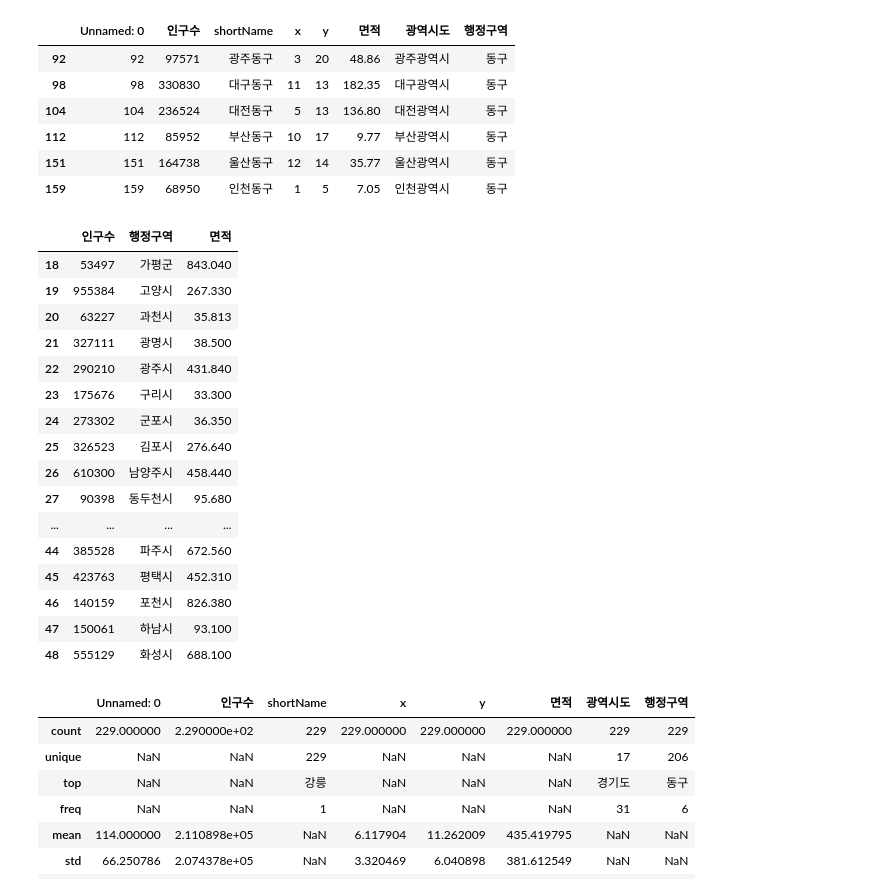
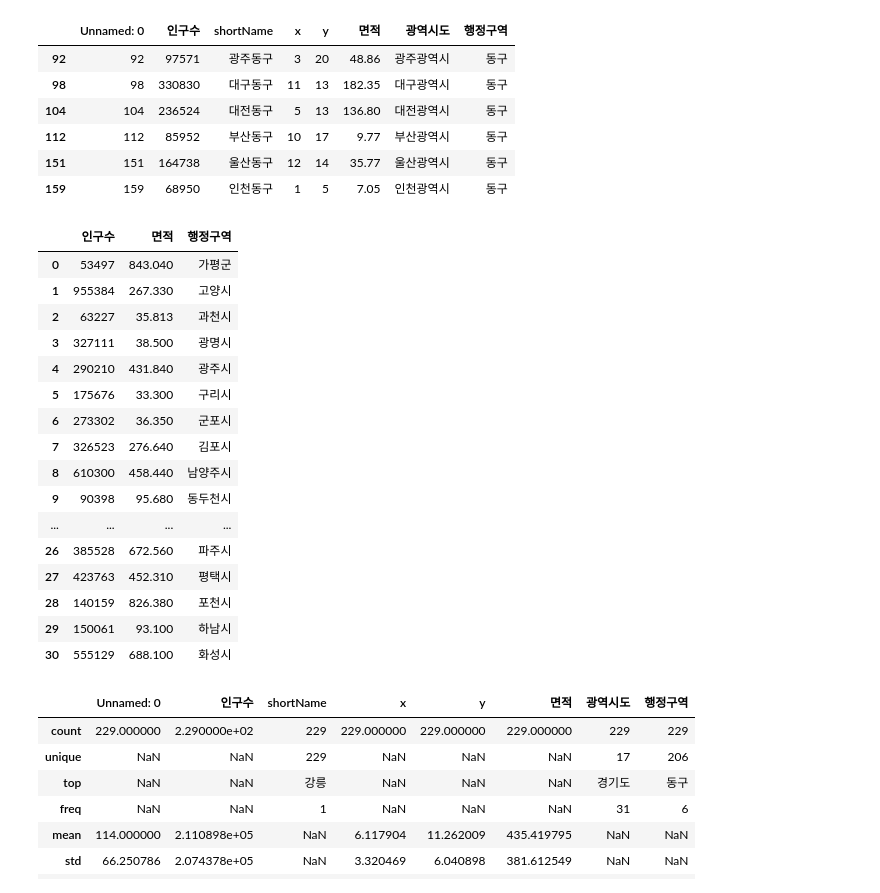
Before and after one commit to jero-06/Python_WebScrapting_DataAnalsis, a Jupyter notebook: 03.행정구역정보_분석과시각화.ipynb, the cells around one changed output. Cells and saved outputs as stored; diff of their text form; code cells hidden in the pictures.

```diff
--- a/03.행정구역정보_분석과시각화.ipynb
+++ b/03.행정구역정보_분석과시각화.ipynb
@@ -199,24 +199,24 @@ data.loc[data['행정구역'] == '동구']
 | 159 | 159 | 68950 | 인천동구 | 1 | 5 | 7.05 | 인천광역시 | 동구 |
 # %%
 # '광역시도' == '경기도'
-data.loc[data['광역시도'] == '경기도',['인구수','행정구역','면적']]
+data.loc[data['광역시도'] == '경기도',['인구수','면적','행정구역']].reset_index(drop=True)
 # %% [output]
-|  | 인구수 | 행정구역 | 면적 |
-| 18 | 53497 | 가평군 | 843.040 |
-| 19 | 955384 | 고양시 | 267.330 |
-| 20 | 63227 | 과천시 | 35.813 |
-| 21 | 327111 | 광명시 | 38.500 |
-| 22 | 290210 | 광주시 | 431.840 |
-| 23 | 175676 | 구리시 | 33.300 |
-| 24 | 273302 | 군포시 | 36.350 |
-| 25 | 326523 | 김포시 | 276.640 |
-| 26 | 610300 | 남양주시 | 458.440 |
-| 27 | 90398 | 동두천시 | 95.680 |
+|  | 인구수 | 면적 | 행정구역 |
+| 0 | 53497 | 843.040 | 가평군 |
+| 1 | 955384 | 267.330 | 고양시 |
+| 2 | 63227 | 35.813 | 과천시 |
+| 3 | 327111 | 38.500 | 광명시 |
+| 4 | 290210 | 431.840 | 광주시 |
+| 5 | 175676 | 33.300 | 구리시 |
+| 6 | 273302 | 36.350 | 군포시 |
+| 7 | 326523 | 276.640 | 김포시 |
+| 8 | 610300 | 458.440 | 남양주시 |
+| 9 | 90398 | 95.680 | 동두천시 |
 | ... | ... | ... | ... |
-| 44 | 385528 | 파주시 | 672.560 |
-| 45 | 423763 | 평택시 | 452.310 |
-| 46 | 140159 | 포천시 | 826.380 |
-| 47 | 150061 | 하남시 | 93.100 |
-| 48 | 555129 | 화성시 | 688.100 |
+| 26 | 385528 | 672.560 | 파주시 |
+| 27 | 423763 | 452.310 | 평택시 |
+| 28 | 140159 | 826.380 | 포천시 |
+| 29 | 150061 | 93.100 | 하남시 |
+| 30 | 555129 | 688.100 | 화성시 |
 # %%
 # describe() 함수, 모든 컬럼의 통계함수 출력
```
Also changed, not shown: parts of 1 cell of this notebook.
